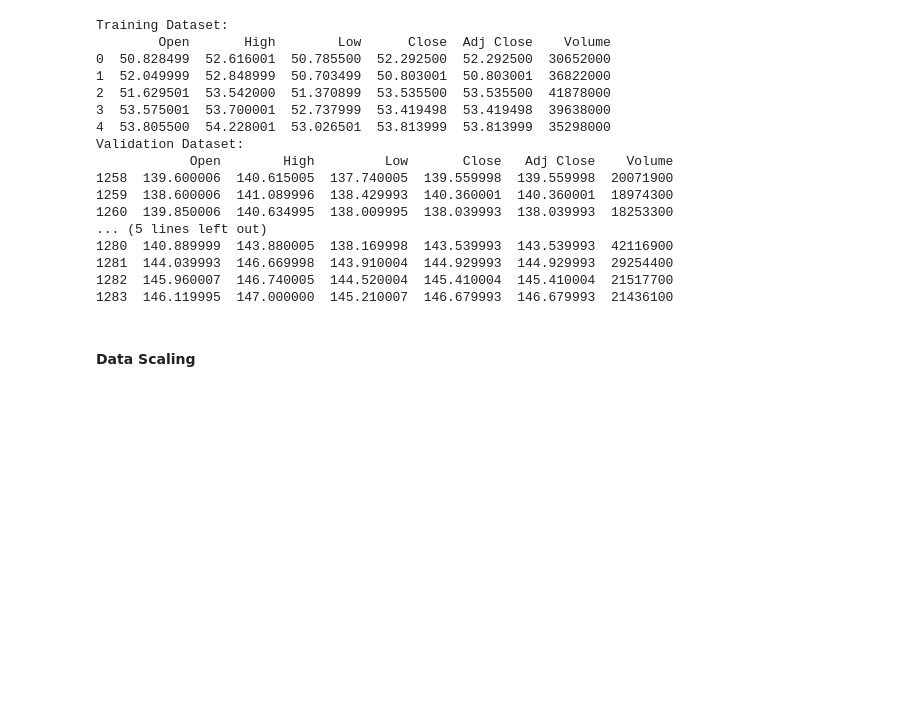
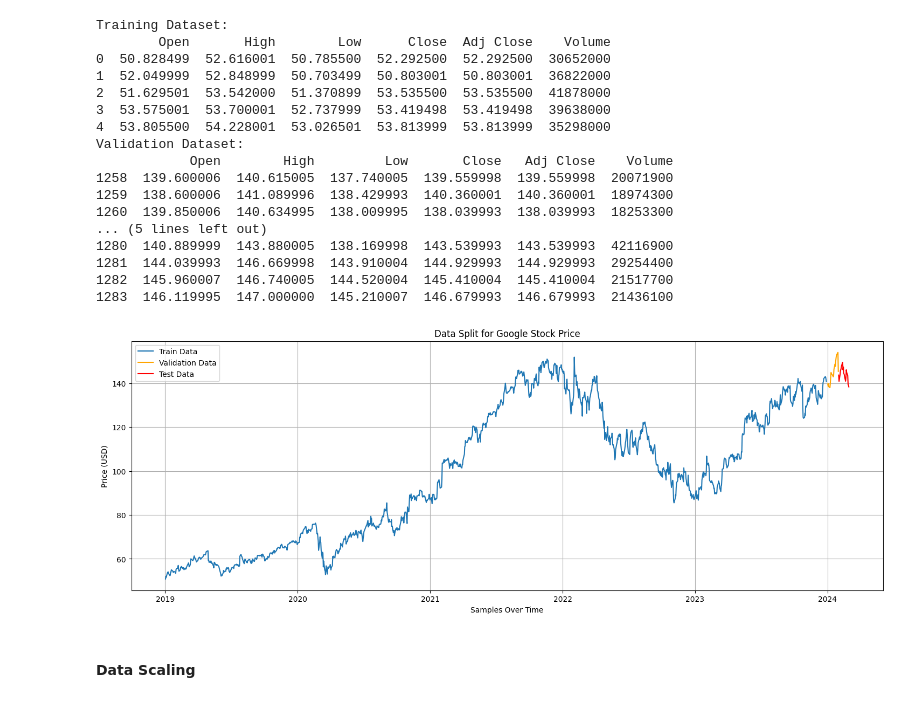
Before and after one commit to sinanw/lstm-stock-price-prediction, a Jupyter notebook: notebooks/2-data-preprocessing.ipynb, the cells around one changed output. Drawn from its saved outputs; the diff is of its cells as text; code cells hidden in the pictures; blank space fills up the shorter version.

Commit message:
Constructing the LSTM input data sets for training, validation and testing

```diff
--- a/notebooks/2-data-preprocessing.ipynb
+++ b/notebooks/2-data-preprocessing.ipynb
@@ -108,8 +109,11 @@ test_end_date = pd.to_datetime("2024-02-29")
 
 # Split dataset into training, validation, and testing
 data_train = data[data["Date"] <= train_end_date][features]
+data_train_dates = data[data["Date"] <= train_end_date]["Date"]
 data_validate = data[(data["Date"] >= validate_start_date) & (data["Date"] <= validate_end_date)][features]
+data_validate_dates = data[(data["Date"] >= validate_start_date) & (data["Date"] <= validate_end_date)]["Date"]
 data_test = data[(data["Date"] >= test_start_date) & (data["Date"] <= test_end_date)][features]
+data_test_dates = data[(data["Date"] >= test_start_date) & (data["Date"] <= test_end_date)]["Date"]
 # %%
 # Display the shape of each dataset
 print(f"Training Set: {data_train.shape}")
@@ -145,6 +149,19 @@ Validation Dataset:
 1281  144.039993  146.669998  143.910004  144.929993  144.929993  29254400
 1282  145.960007  146.740005  144.520004  145.410004  145.410004  21517700
 1283  146.119995  147.000000  145.210007  146.679993  146.679993  21436100
+# %%
+# Plot the stock price for each of the data splits
+plt.figure(figsize=(18,6))
+plt.plot(data_train_dates, data_train["Open"])
+plt.plot(data_validate_dates, data_validate["Open"], color="orange")
+plt.plot(data_test_dates, data_test["Open"], color="red")
+plt.legend(["Train Data", "Validation Data", "Test Data"])
+plt.title("Data Split for Google Stock Price")
+plt.xlabel("Samples Over Time")
+plt.ylabel("Price (USD)")
+plt.grid()
+# %% [output]
+[figure, added]
 # %% [markdown]
 #### Data Scaling
 # %%
```
Also changed, not shown: parts of 7 cells of this notebook.
